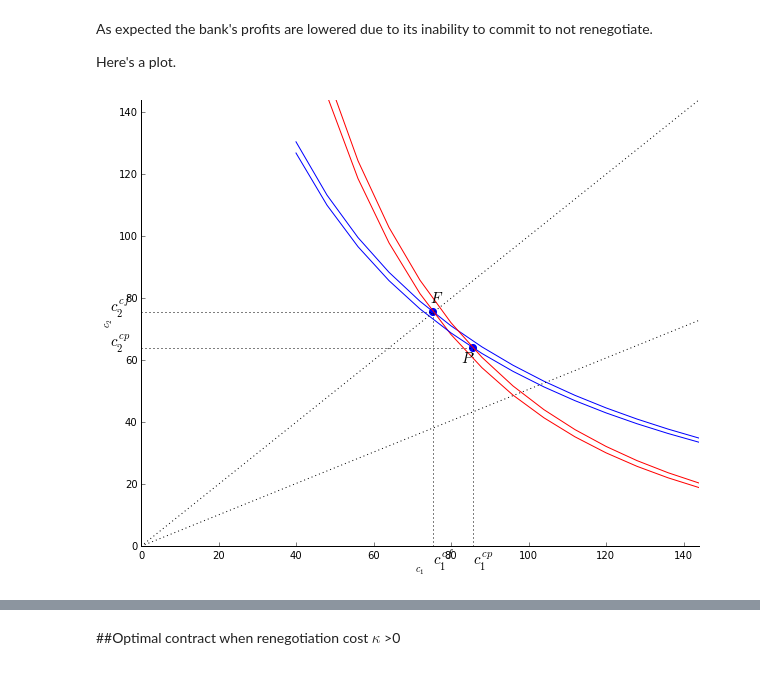
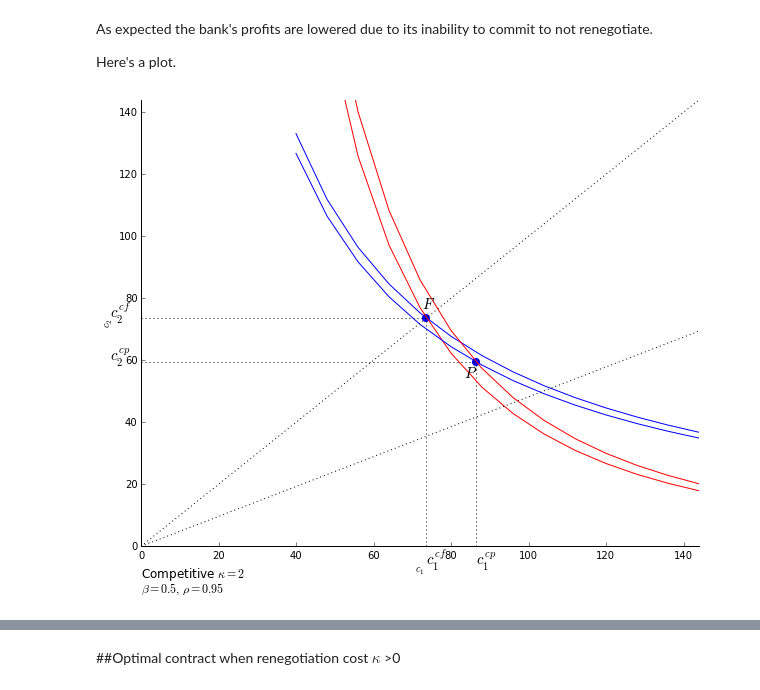
Before and after one commit to jhconning/renegotiation, a Jupyter notebook: py/competitive.ipynb, the cells around one changed output, grey strips where cells are left out. Saved outputs shown, nothing was run; the diff lists cells and outputs as text; code cells hidden in the pictures.

```diff
--- a/py/competitive.ipynb
+++ b/py/competitive.ipynb
@@ -56,6 +56,7 @@ import numpy as np
 from scipy.optimize import minimize
 import matplotlib.pyplot as plt
 plt.rcParams["figure.figsize"] = (10, 8)
+plt.rcParams['axes.formatter.useoffset'] = 'False'
 np.set_printoptions(precision=2)    # array printing format
 # %% [markdown]
 Now the definition of the Contract class.
@@ -116,8 +117,8 @@ The first constraint is the period 0 self's participation constraint and the sec
 # %% [markdown]
 Let's create an object instance which we will call cM, printout the parameters associated with this instance and then run a few checks to make sure the cM.reneg function works right:
 # %%
-cC = Contract.Competitive(beta = 0.6)
-cC.rho = 0.75
-cC.y = [60,120,120]
+cC = Contract.Competitive(beta = 0.5)
+cC.rho = 0.95
+cC.y = [80,110,110]
 cC.print_params()
 # %% [output]
@@ -231,34 +231,40 @@ plt.scatter(xx,yy, s=50, marker='o',color='b')
 plt.plot(c1_,idc0(c1_),color='blue')
 plt.plot(c1_,idc1(c1_),color='red')
 plt.plot(c1_,idc0RP(c1_),color='blue')
 plt.plot(c1_,idc1RP(c1_),color='red')
 # rays
 plt.plot(c1, c1,':',color='black')
 plt.plot(c1, cC.beta**(1/cC.rho)*c1,':',color='black')
 # isoprofit line(s)
 #isoprofline = cC.isoprofit(cC.profit(cMF,cC.y)-(y[0]-cCF[0]), y)
 #plt.plot(c1,  isoprofline(c1),':' )
 
 ax.spines['right'].set_color('none'), ax.spines['top'].set_color('none')
 plt.ylim((c1min, c1max*0.9)), plt.xlim((c1min, c1max*0.9))
 ax.xaxis.tick_bottom(),ax.yaxis.tick_left()
 plt.xlabel('$c_{1}$'); plt.ylabel('$c_{2}$')
 
 # label the points
 ax.text(cCF[1]-1, cCF[2]+3, r'$F$', fontsize=15)
 ax.text(cCRP[1]-3, cCRP[2]-5, r'$P$', fontsize=15)
 ax.text(cCRP[1], -6, r'$c^{cp}_{1}$', fontsize=15)
 ax.text(-8, cCRP[2], r'$c^{cp}_{2}$', fontsize=15)
 ax.text(cCF[1], -6, r'$c^{cf}_{1}$', fontsize=15)
 ax.text(-8, cCF[2], r'$c^{cf}_{2}$', fontsize=15)
 
+ax.text(0, -10, r'Competitive $\kappa = {}$'
+        .format(cC.kappa), fontsize=12)
+ax.text(0, -15, r'$\beta = {}, \  \rho = {}$'
+        .format(cC.beta, cC.rho), fontsize=12)
+
+
 #turn off the axis numbers
 #ax.axes.get_xaxis().set_visible(False)
 #ax.axes.get_yaxis().set_visible(False)
 plt.savefig('figs\MonopolyFig.pdf', format='pdf')
 plt.show()
 # %% [output]
-[figure, old version]
+[figure, new version]
 # %%
 # isoprofit lines could be plotted like so
 # isop  = cM.isoprofit( 0.0, cM.y)   # returns a function of c1
```
Also changed, not shown: parts of 24 cells of this notebook, 4 other files.
